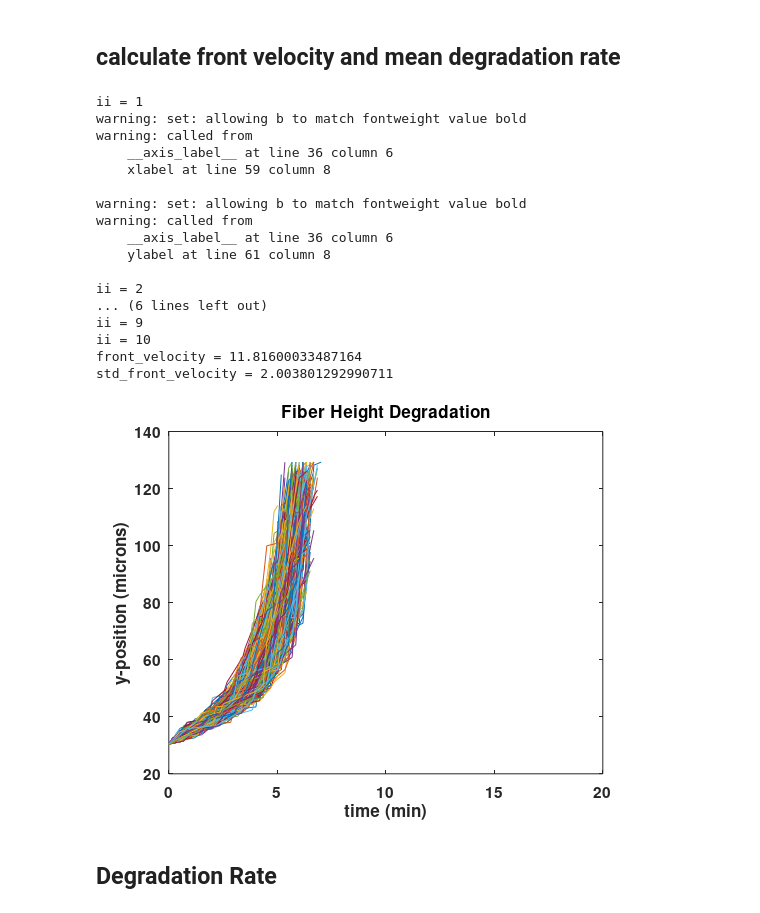
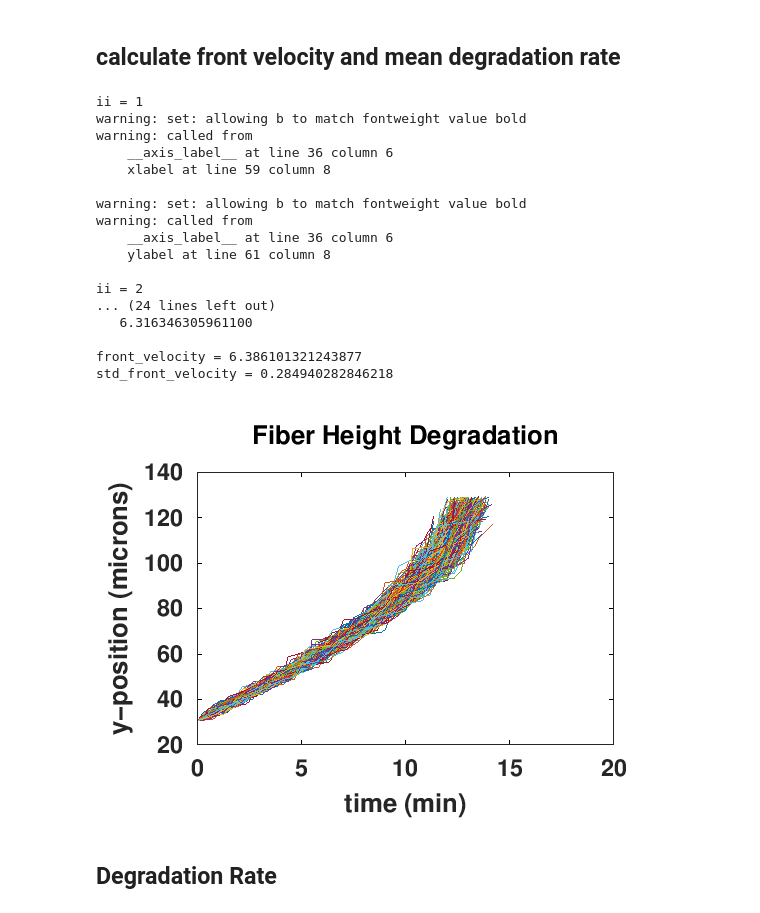
Before and after one commit to UCO-OpResearch/lysis, a Jupyter notebook: src/matlab/macro_scale_model_post_processing.ipynb, the cells around one changed output. Cells and saved outputs as stored; diff of their text form; code cells hidden in the pictures.

```diff
--- a/src/matlab/macro_scale_model_post_processing.ipynb
+++ b/src/matlab/macro_scale_model_post_processing.ipynb
@@ -25,7 +36,7 @@ format long
 # %%
-graphics_toolkit ("qt");
-expCode = '2022-12-20-1700';
-fileCode = '_tPA425_PLG2_tPA01_into_and_along_Q2.dat';
+#graphics_toolkit ("qt");
+expCode = '2023-01-18-1600';
+fileCode = '.f-normal.dat';
 folder = strcat('../../data/', expCode);
 # %%
 % binary formatting: type sun for sun and lin for linux
@@ -151,7 +162,6 @@ for ii = 1:number_of_simulations
     %% aggregate_simulation_front_velocity(ii): stores simulation_front_velocity for each simulation
     %% aggregate_simulation_std_front_velocity(ii): stores simulation_std_front_velocity for each simulation
     %%%%%%%%%%%%%%%%%%%%%%%%%%%%%%%%%%%%%%%%%%%%%%%%%%%%%%%%%%%%%%%%%%%%%%%%%
-
     simulation_front_velocity = mean(xy_slope);
     simulation_std_front_velocity = std(xy_slope);
     aggregate_simulation_front_velocity(ii) = simulation_front_velocity;
@@ -207,40 +217,40 @@ for ii = 1:number_of_simulations
     %matrix of number of degraded edges at each time
     aggregate_number_of_degraded_fibers(:, ii) = number_of_degraded_fibers;
 
 end
 
 %%%%%%%%%%%%%%%%%%%%%%%%%%%%%%%%%%%%%%%%%%%%%%%%%%%%%%%%%%%%%%%%%%%%%%%%%
 %%
 %%
 %% front_velocity: average over all simulations and all x locations for each trial (micron/min; excludes first time points)
 %%
 %%
 %%
 %%%%%%%%%%%%%%%%%%%%%%%%%%%%%%%%%%%%%%%%%%%%%%%%%%%%%%%%%%%%%%%%%%%%%%%%%
-
+aggregate_simulation_front_velocity
 
 front_velocity = mean(aggregate_simulation_front_velocity)
 std_front_velocity = mean(aggregate_simulation_std_front_velocity)
 save(strcat(folder, '/mspeed', fileCode), 'front_velocity', '-ascii')
 # %% [output]
 ii = 1
 warning: set: allowing b to match fontweight value bold
 warning: called from
     __axis_label__ at line 36 column 6
     xlabel at line 59 column 8
 
 warning: set: allowing b to match fontweight value bold
 warning: called from
     __axis_label__ at line 36 column 6
     ylabel at line 61 column 8
 
 ii = 2
-... (6 lines left out)
-ii = 9
-ii = 10
-front_velocity = 11.81600033487164
-std_front_velocity = 2.003801292990711
+... (24 lines left out)
+   6.316346305961100
+
+front_velocity = 6.386101321243877
+std_front_velocity = 0.284940282846218
-[figure, old version]
+[figure, new version]
 # %% [markdown]
 ## Degradation Rate
 # %%
```
Also changed, not shown: parts of 4 cells of this notebook, 11 other files.
